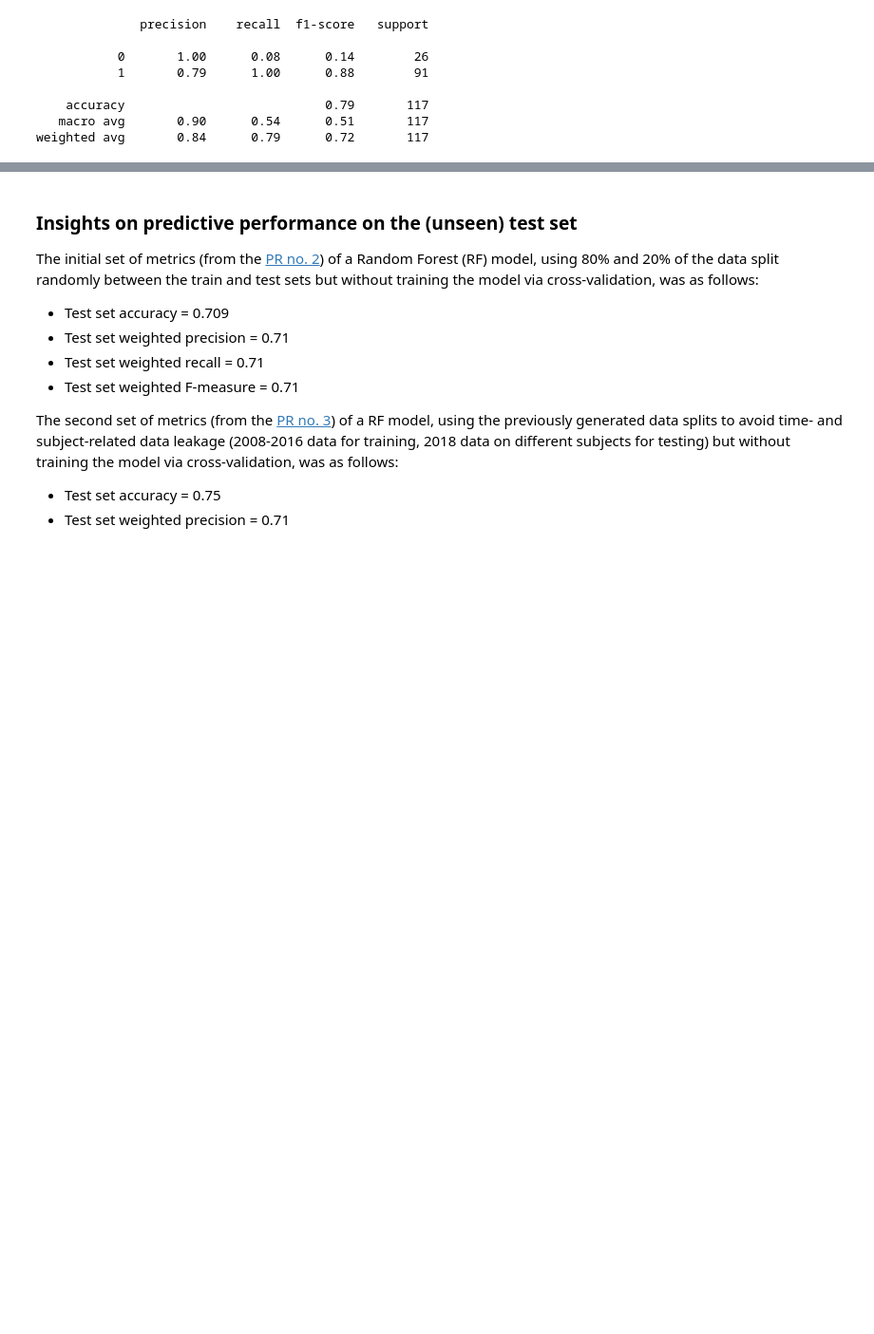
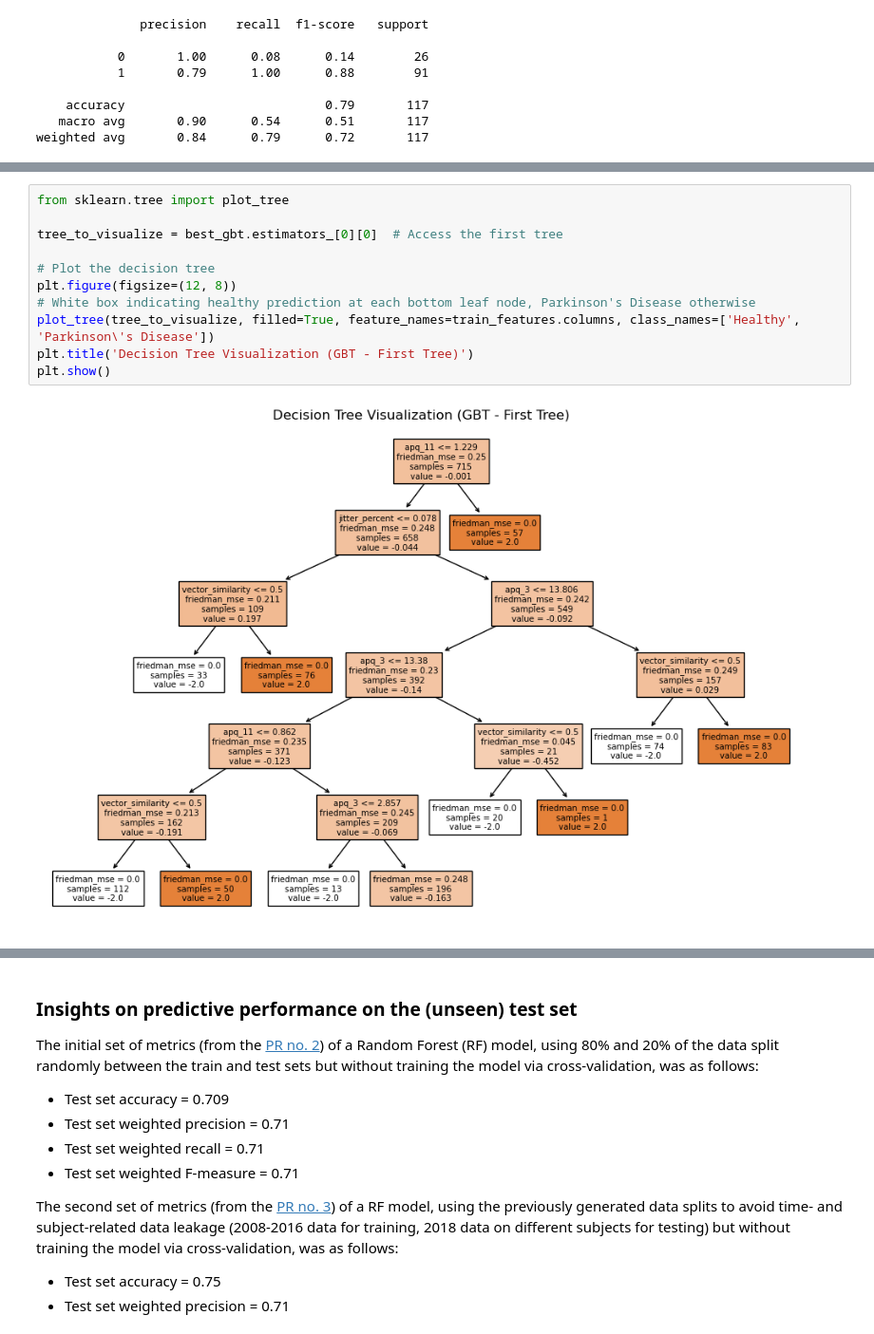
Before and after one commit to marianne-manaog/parkinson-detector, a Jupyter notebook: notebooks/PD_detector_pipeline_w_Cassandra.ipynb, the cells around one changed output, grey strips where cells are left out. Shown at 95% size. Cells and saved outputs as stored; diff of their text form; blank space fills up the shorter version.

```diff
--- a/notebooks/PD_detector_pipeline_w_Cassandra.ipynb
+++ b/notebooks/PD_detector_pipeline_w_Cassandra.ipynb
@@ -412,0 +581,13 @@ weighted avg       0.84      0.79      0.72       117
+# %%
+from sklearn.tree import plot_tree
+
+tree_to_visualize = best_gbt.estimators_[0][0]  # Access the first tree
+
+# Plot the decision tree
+plt.figure(figsize=(12, 8))
+# White box indicating healthy prediction at each bottom leaf node, Parkinson's Disease otherwise
+plot_tree(tree_to_visualize, filled=True, feature_names=train_features.columns, class_names=['Healthy', 'Parkinson\'s Disease'])
+plt.title('Decision Tree Visualization (GBT - First Tree)')
+plt.show()
+# %% [output]
+[figure, added]
```
Also changed, not shown: parts of 5 cells of this notebook, 3 other files.
